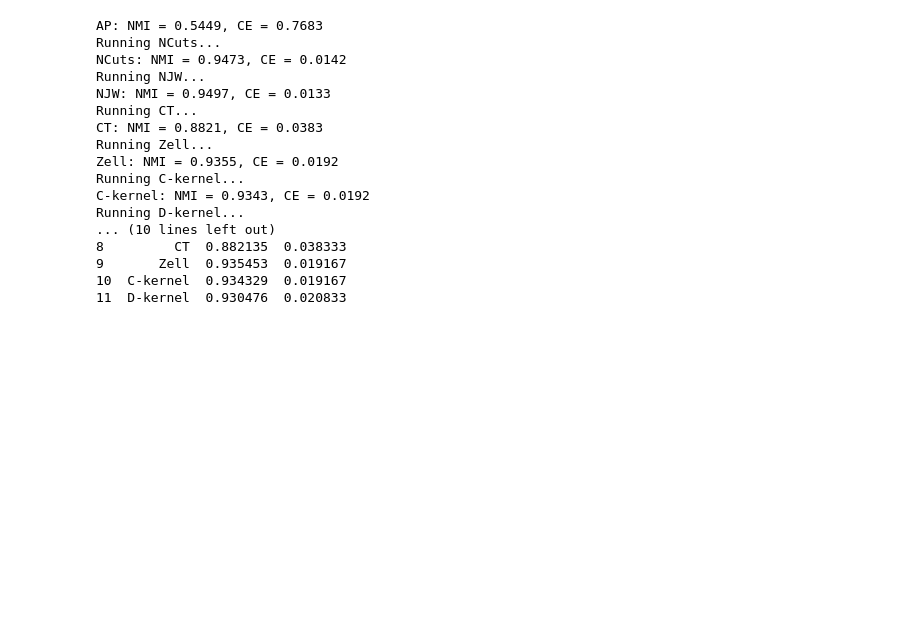
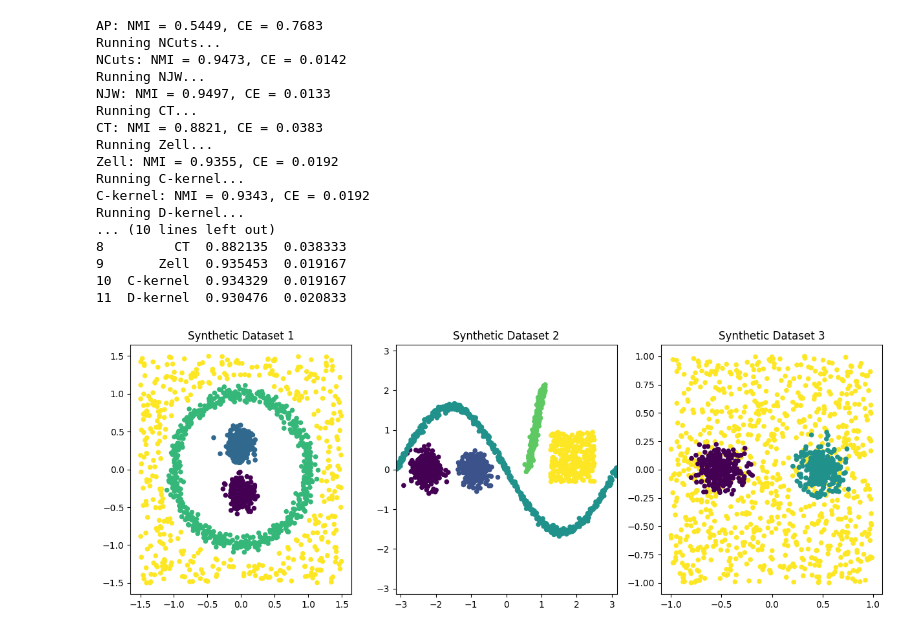
Before and after one commit to brunosangom/mai-url, a Jupyter notebook: Coursework1/src/main.ipynb, the cells around one changed output. Cells and saved outputs as stored; diff of their text form; code cells hidden in the pictures; blank space fills up the shorter version.

Commit message:
added functions to create synthetic datasets

```diff
--- a/Coursework1/src/main.ipynb
+++ b/Coursework1/src/main.ipynb
@@ -54,3 +54,34 @@ Running D-kernel...
 9       Zell  0.935453  0.019167
 10  C-kernel  0.934329  0.019167
 11  D-kernel  0.930476  0.020833
+# %%
+from datasets import synthetic_dataset_1, synthetic_dataset_2, synthetic_dataset_3
+import matplotlib.pyplot as plt
+import numpy as np
+
+X, Y = synthetic_dataset_1()
+
+# Plotting
+plt.figure(figsize=(15, 5))
+
+plt.subplot(1, 3, 1)
+plt.scatter(X[:, 0], X[:, 1], c=Y, cmap="viridis", s=20)
+plt.title("Synthetic Dataset 1")
+
+X, Y = synthetic_dataset_2()
+
+plt.subplot(1, 3, 2)
+plt.scatter(X[:, 0], X[:, 1], c=Y, cmap="viridis", s=20)
+plt.xlim(-np.pi, np.pi)
+plt.ylim(-np.pi, np.pi)
+plt.title("Synthetic Dataset 2")
+
+X, Y = synthetic_dataset_3()
+
+plt.subplot(1, 3, 3)
+plt.scatter(X[:, 0], X[:, 1], c=Y, cmap="viridis", s=20)
+plt.title("Synthetic Dataset 3")
+
+plt.show()
+# %% [output]
+[figure, added]
```
Also changed, not shown: parts of 1 cell of this notebook, 1 other file.
